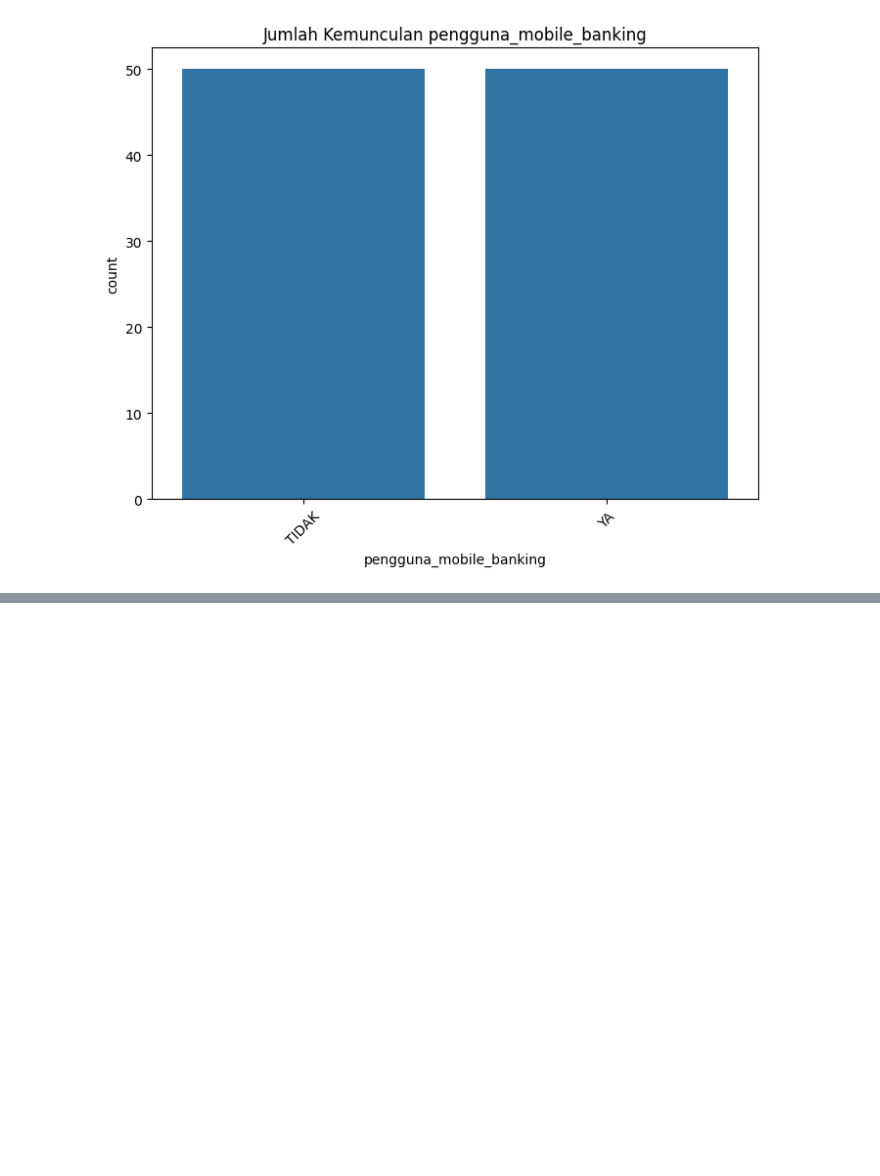
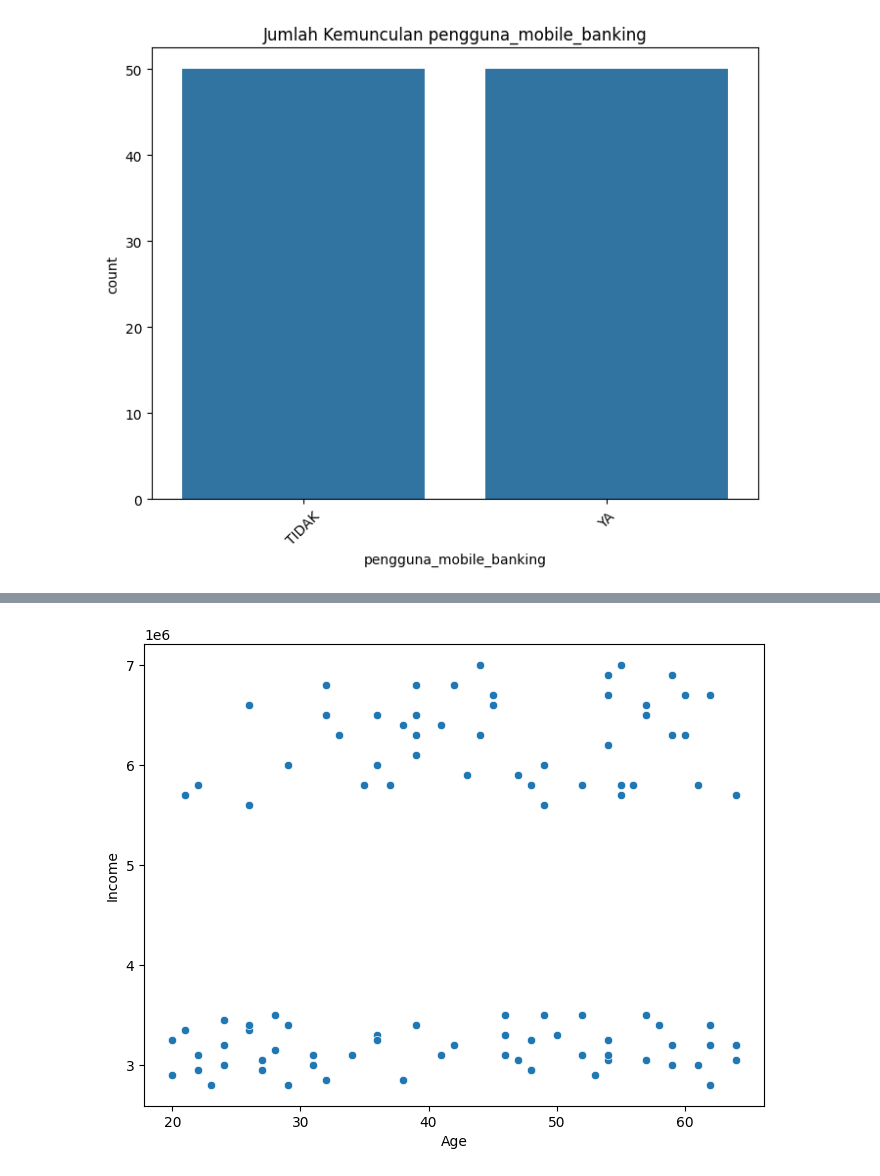
Before and after one commit to willlieeee/practice-data-screening, a Jupyter notebook: screening.ipynb, the cells around one changed output, grey strips where cells are left out. Saved outputs shown, nothing was run; the diff lists cells and outputs as text; code cells hidden in the pictures; blank space fills up the shorter version.

```diff
--- a/screening.ipynb
+++ b/screening.ipynb
@@ -131,0 +157,8 @@ for feature in categorical_features:
+# %%
+plt.figure(figsize=(8, 6))
+sns.scatterplot(x='umur', y='pendapatan', data=new_data)
+plt.xlabel('Age')
+plt.ylabel('Income')
+plt.show()
+# %% [output]
+[figure, added]
```
Also changed, not shown: parts of 14 cells of this notebook.
